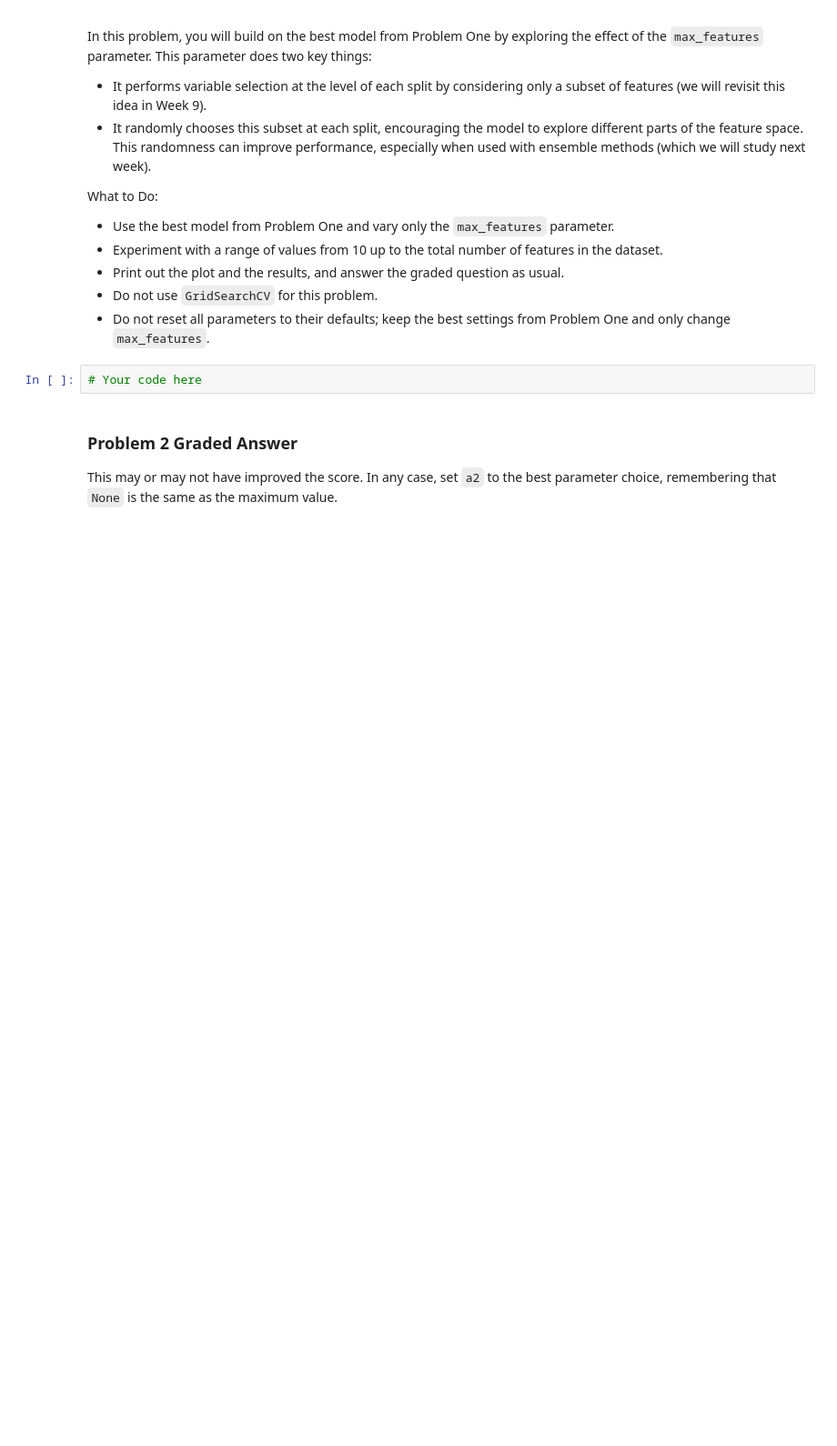
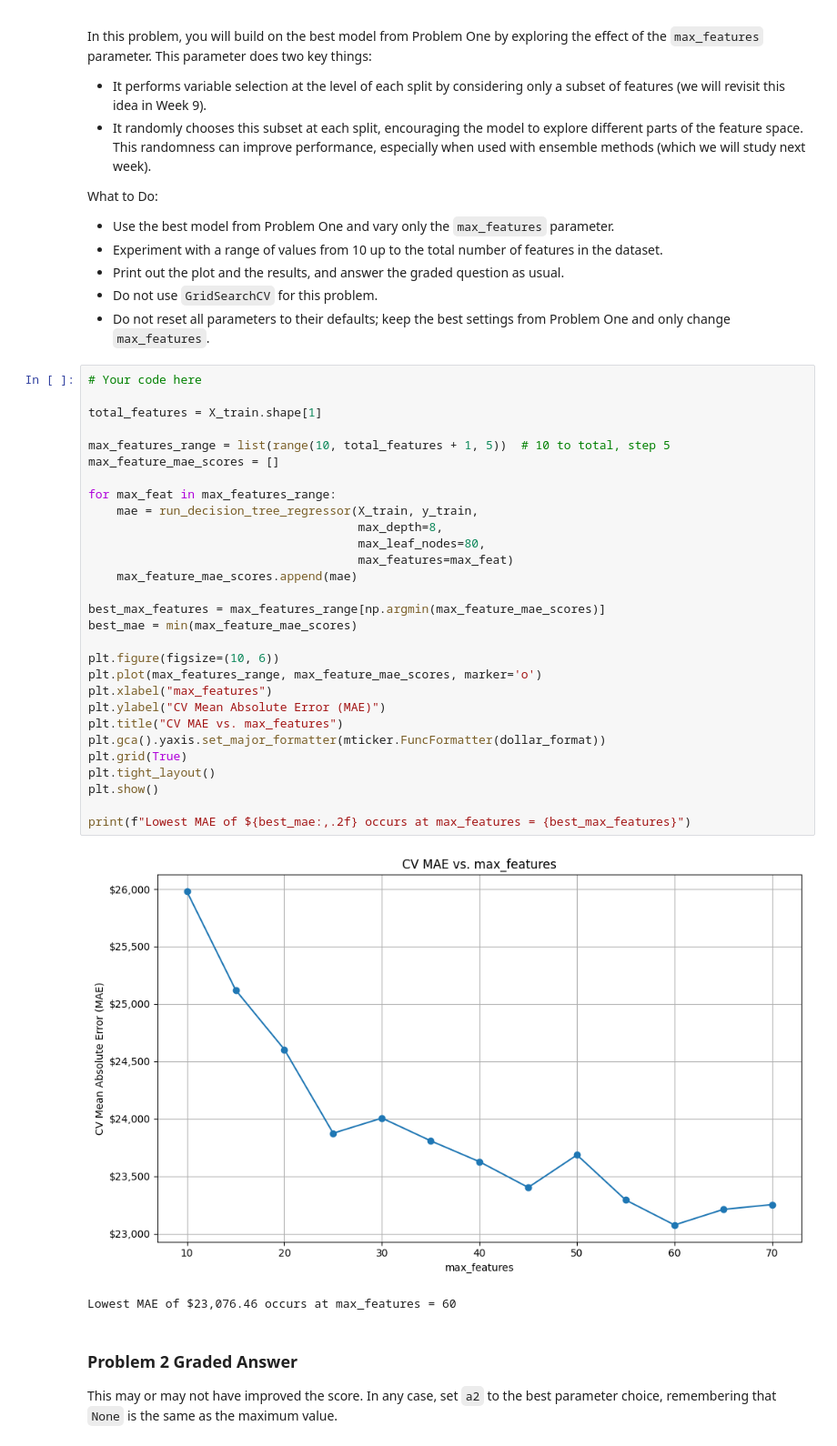
Before and after one commit to amc200092845471/Module-3-Assignments, a Jupyter notebook: Homework_06.ipynb, the cells around one changed output. Shown at 91% size. Cells and saved outputs as stored; diff of their text form; blank space fills up the shorter version.

```diff
--- a/Homework_06.ipynb
+++ b/Homework_06.ipynb
@@ -342,8 +410,38 @@ What to Do:
 - Print out the plot and the results, and answer the graded question as usual.
 - Do not use `GridSearchCV` for this problem.
 - Do not reset all parameters to their defaults; keep the best settings from Problem One and only change `max_features`.
-# %%
-# Your code here
+# %%
+# Your code here
+
+total_features = X_train.shape[1]
+
+max_features_range = list(range(10, total_features + 1, 5))  # 10 to total, step 5
+max_feature_mae_scores = []
+
+for max_feat in max_features_range:
+    mae = run_decision_tree_regressor(X_train, y_train,
+                                      max_depth=8,
+                                      max_leaf_nodes=80,
+                                      max_features=max_feat)
+    max_feature_mae_scores.append(mae)
+
+best_max_features = max_features_range[np.argmin(max_feature_mae_scores)]
+best_mae = min(max_feature_mae_scores)
+
+plt.figure(figsize=(10, 6))
+plt.plot(max_features_range, max_feature_mae_scores, marker='o')
+plt.xlabel("max_features")
+plt.ylabel("CV Mean Absolute Error (MAE)")
+plt.title("CV MAE vs. max_features")
+plt.gca().yaxis.set_major_formatter(mticker.FuncFormatter(dollar_format))
+plt.grid(True)
+plt.tight_layout()
+plt.show()
+
+print(f"Lowest MAE of ${best_mae:,.2f} occurs at max_features = {best_max_features}")
+# %% [output]
+[figure, added]
+Lowest MAE of $23,076.46 occurs at max_features = 60
 # %% [markdown]
 ### Problem 2 Graded Answer
 
```
Also changed, not shown: parts of 29 cells of this notebook, 2 other files.
